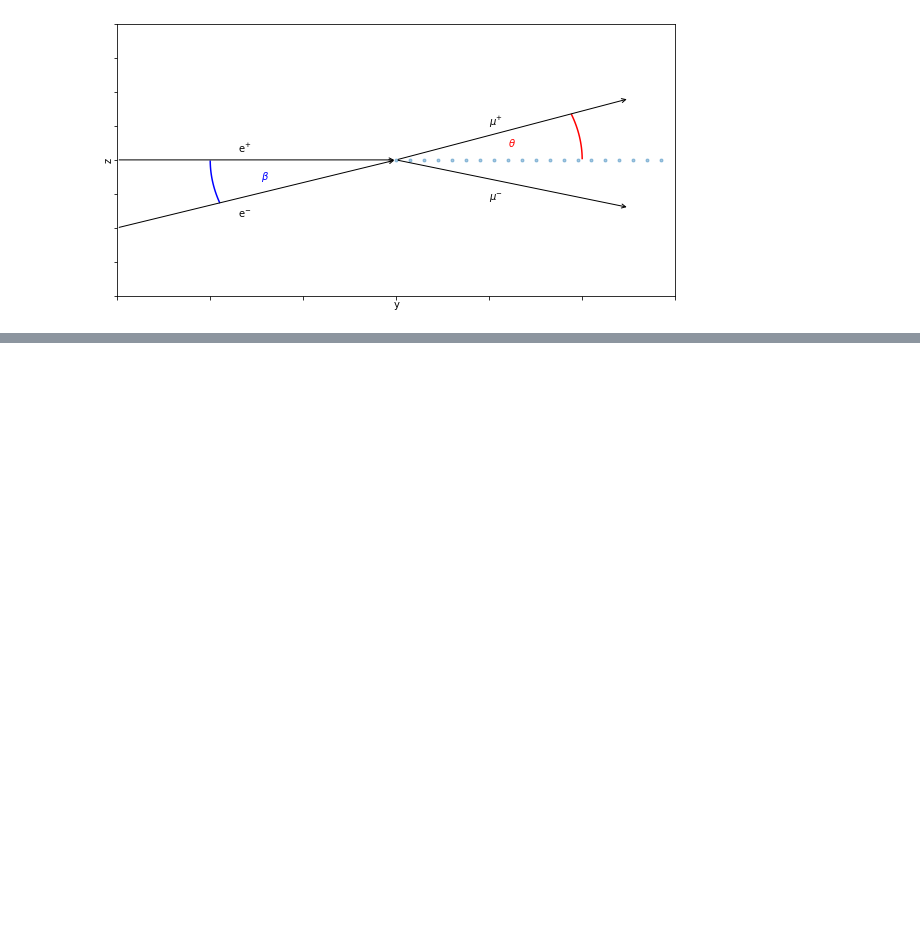
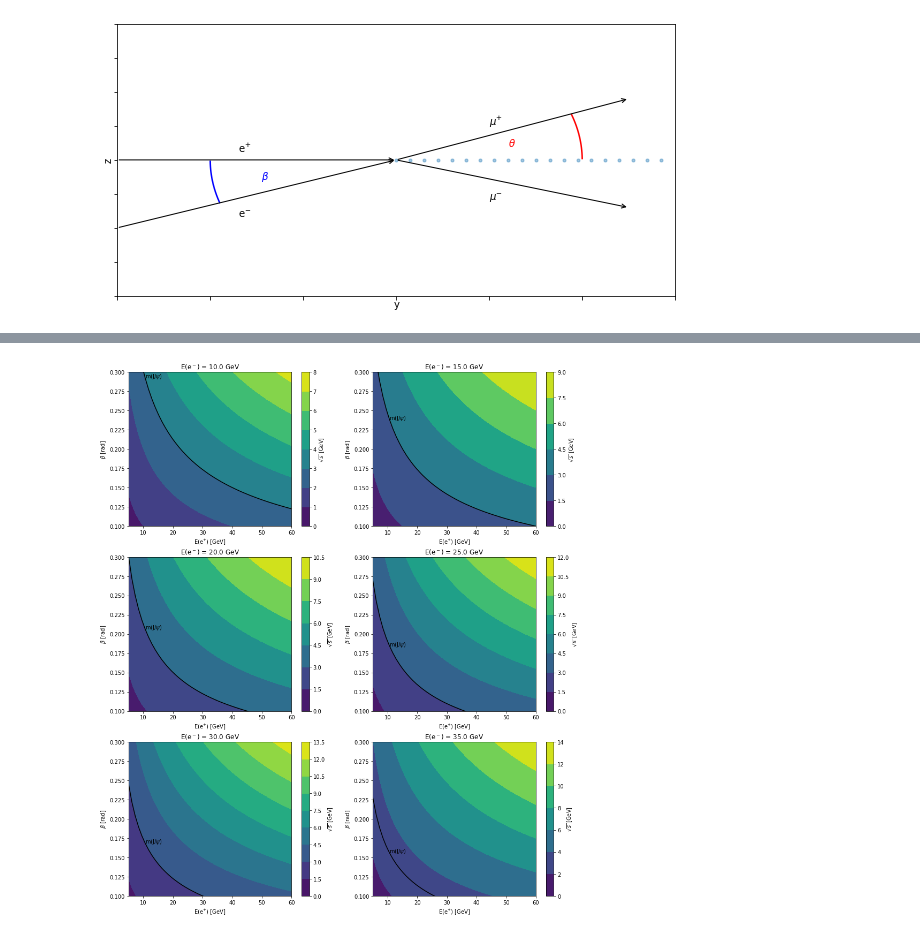
Before and after one commit to DaveBrun94/MuonCollider, a Jupyter notebook: notebook/cross.ipynb, the cells around one changed output, grey strips where cells are left out. Cells and saved outputs as stored; diff of their text form; code cells hidden in the pictures; blank space fills up the shorter version.

```diff
--- a/notebook/cross.ipynb
+++ b/notebook/cross.ipynb
@@ -70,3 +79,46 @@ Text(4.2, 2.2, '$\\theta$')
+# %%
+from scipy.constants import pi, c, hbar, fine_structure as alpha
+from scipy.optimize import newton
+
+m_e = (0.510998*10**-3) ##[GeV]
+m_mu = 206.768 * m_e ##[GeV]
+mPsi = 3 ##Y/psi resonance [GeV]
+
+##Function for calculating s
+def s(pMinus, pPlus, beta):  #[GeV], [GeV], [rad], [rad]
+    return 2*m_e**2 + 2*pPlus*pMinus*(1-cos(beta)) ##[GeV^2]
+
+##Function for calculating t
+def t(pMinus, pPlus, beta, theta): #[GeV], [GeV], [rad], [rad]
+    return 2*m_e**2 + 2*m_mu**2 - 2*pMu(pMinus, pPlus, beta, theta)*pPlus*(1-cos(theta)) ##[GeV^2]
+
+##Calculate line of mass in electron/angle plane
+EMinus = linspace(10, 35, 6) ##[GeV]
+EPlus = linspace(5, 60, 50) ##[GeV]
+beta = linspace(0.1, 0.3, 50) ##[rad]
+
+massLine = [newton(lambda b, Ep: s(E_, Ep, b) - mPsi**2, beta, args=(EPlus,)) for E_ in EMinus]
+
+##Plots
+EPlusG, betaG = meshgrid(EPlus, beta)
+fig, ax = plt.subplots(int(len(EMinus)/2), 2, figsize=(15, 18))
+ax = ax.flatten()
+
+for i, E_ in enumerate(EMinus):
+    sqrtS = array([sqrt(s(E, E_, t)) for (E, t) in zip(EPlusG, betaG)]) ##[GeV]
+
+    ax[i].set_title(r"E(e$^{Q}$) = {E} GeV".format(Q="-", E=E_))
+    ax[i].set_xlabel(r"E(e$^{+}$) [GeV]")
+    ax[i].set_ylabel(r"$\beta$ [rad]")
+    ax[i].set_ylim(beta[0], beta[-1])
+
+    ax[i].plot(EPlus, massLine[i], color="black")
+    ax[i].text(EPlus[5], massLine[i][5], r"m(J/$\psi)$")
+    cs = ax[i].contourf(EPlusG, betaG, sqrtS)
+    cb =fig.colorbar(cs, ax=ax[i])
+    cb.set_label(r"$\sqrt{s}$ [GeV]")
+# %% [output]
+[figure, added]
 # %% [markdown]
 Without loss of generality (because of rotational invariance of the muon decay plane) the kinematic problem can be expressed in the same plane:
 
```
Also changed, not shown: parts of 15 cells of this notebook.
